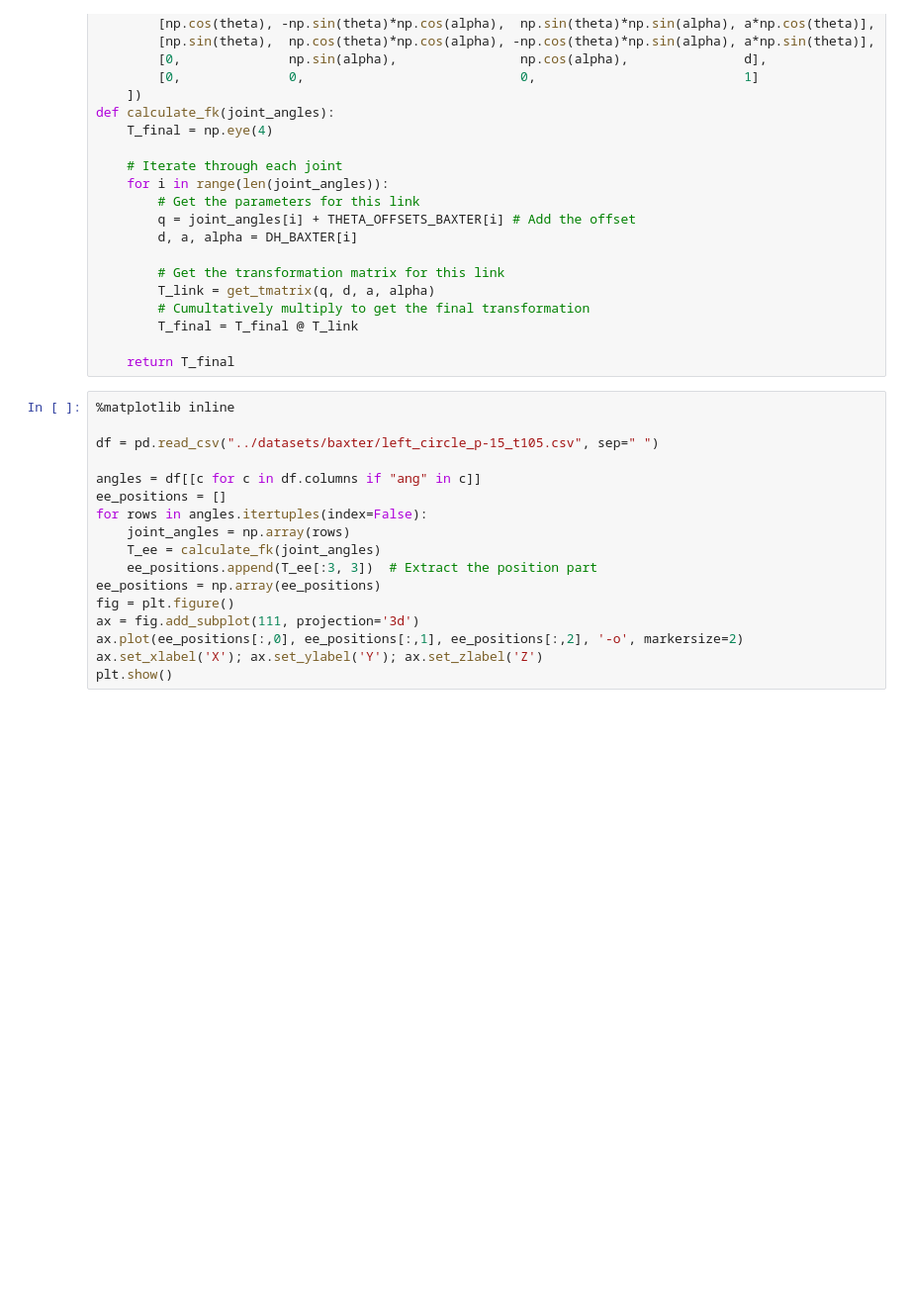
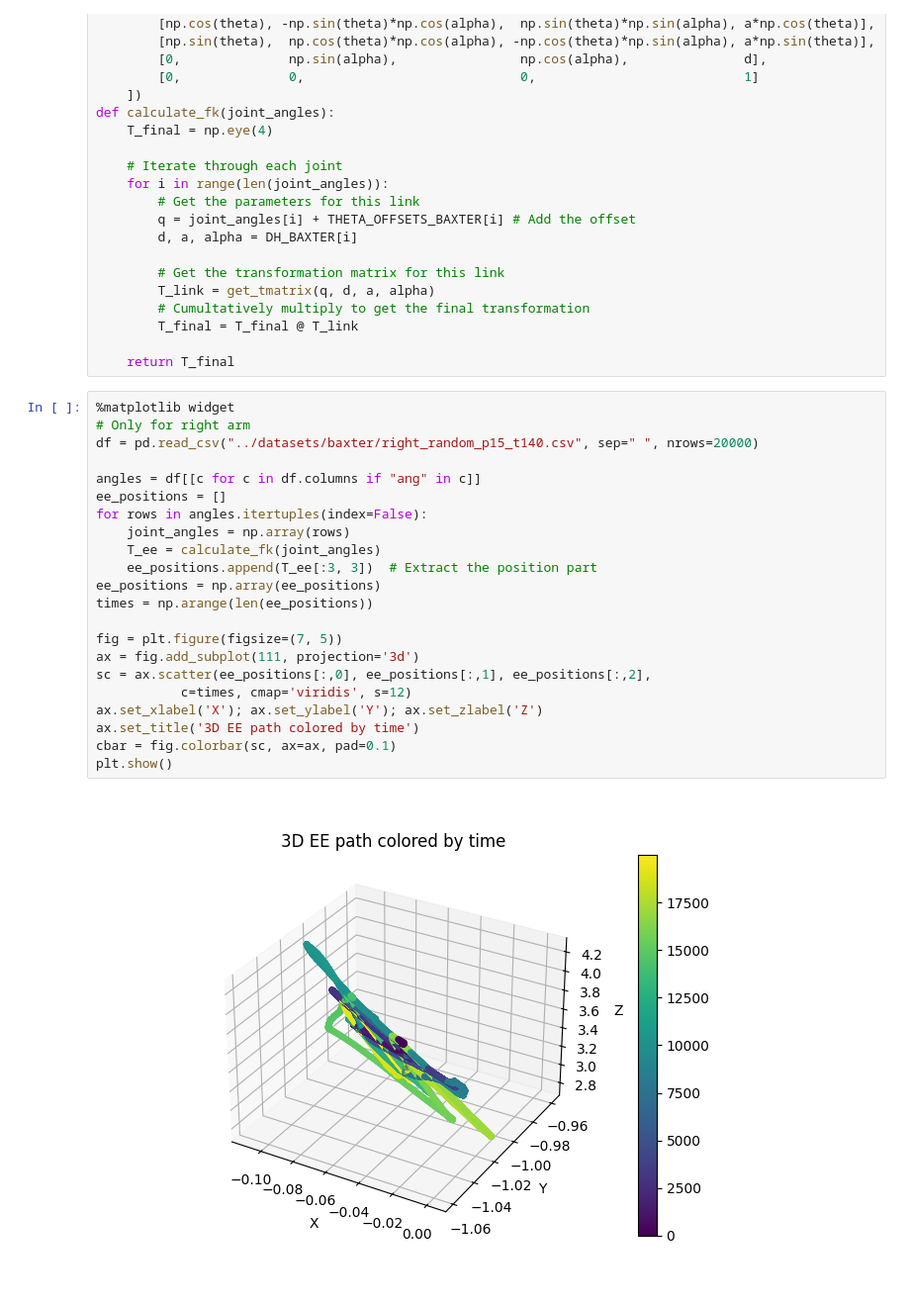
Before and after one commit to goldenpuffle123/robotics-nodes, a Jupyter notebook: vis/forward_kinematics.ipynb, the cells around one changed output. Shown at 99% size. Cells and saved outputs as stored; diff of their text form; blank space fills up the shorter version.

```diff
--- a/vis/forward_kinematics.ipynb
+++ b/vis/forward_kinematics.ipynb
@@ -57,19 +58,26 @@ def calculate_fk(joint_angles):
 
     return T_final
 # %%
-%matplotlib inline
-
-df = pd.read_csv("../datasets/baxter/left_circle_p-15_t105.csv", sep=" ")
+%matplotlib widget
+# Only for right arm
+df = pd.read_csv("../datasets/baxter/right_random_p15_t140.csv", sep=" ", nrows=20000)
 
 angles = df[[c for c in df.columns if "ang" in c]]
 ee_positions = []
 for rows in angles.itertuples(index=False):
     joint_angles = np.array(rows)
     T_ee = calculate_fk(joint_angles)
     ee_positions.append(T_ee[:3, 3])  # Extract the position part
 ee_positions = np.array(ee_positions)
-fig = plt.figure()
+times = np.arange(len(ee_positions))
+
+fig = plt.figure(figsize=(7, 5))
 ax = fig.add_subplot(111, projection='3d')
-ax.plot(ee_positions[:,0], ee_positions[:,1], ee_positions[:,2], '-o', markersize=2)
+sc = ax.scatter(ee_positions[:,0], ee_positions[:,1], ee_positions[:,2],
+           c=times, cmap='viridis', s=12)
 ax.set_xlabel('X'); ax.set_ylabel('Y'); ax.set_zlabel('Z')
+ax.set_title('3D EE path colored by time')
+cbar = fig.colorbar(sc, ax=ax, pad=0.1)
 plt.show()
+# %% [output]
+[figure, added]
```
Also changed, not shown: parts of 1 cell of this notebook.
